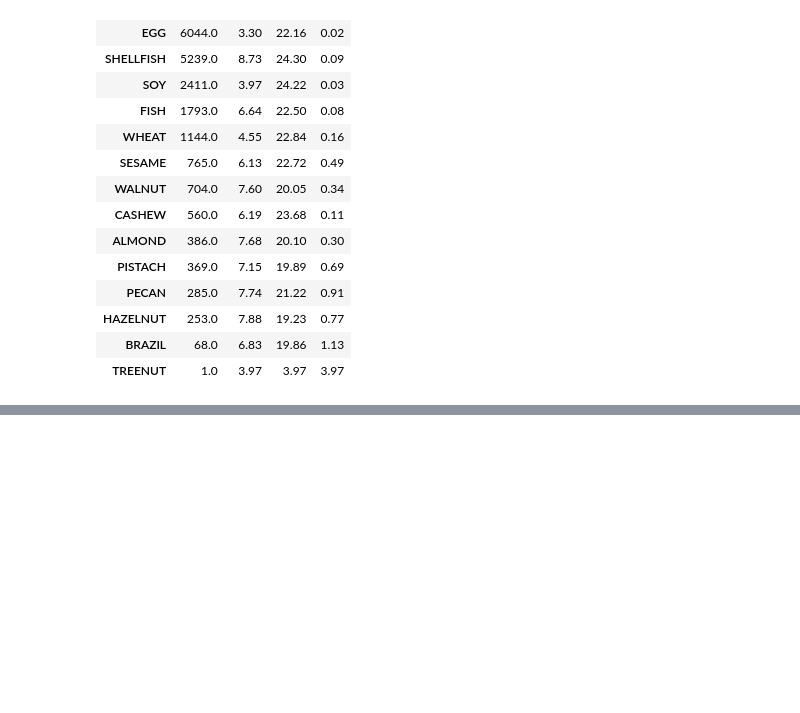
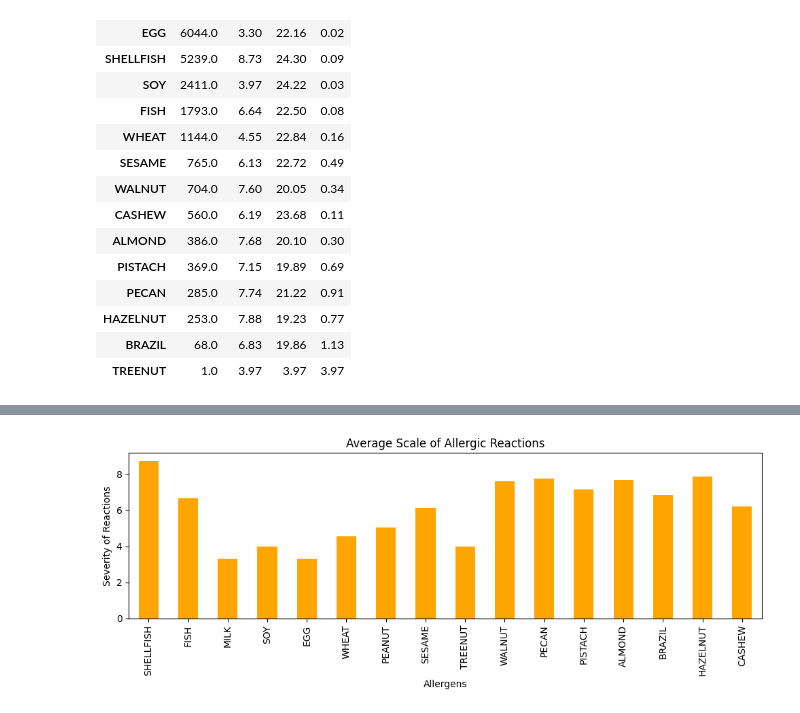
Before and after one commit to leahkrause/project_1, a Jupyter notebook: Allergy.ipynb, the cells around one changed output, grey strips where cells are left out. Saved outputs shown, nothing was run; the diff lists cells and outputs as text; code cells hidden in the pictures; blank space fills up the shorter version.

Commit message:
Modified graph colors to match with compasison graph

```diff
--- a/Allergy.ipynb
+++ b/Allergy.ipynb
@@ -351,0 +316,13 @@ plt.savefig("Images/comparison_bar.png")
+# %%
+#Set designation for the mean of allergic reactions
+allergy_mean= allergy_response_df['Mean']
+
+#Create and display the plot
+reaction_bar = allergy_mean.plot(kind="bar", figsize=(10,4),color='orange')
+reaction_bar = plt.xlabel("Allergens")
+reaction_bar = plt.ylabel("Severity of Reactions")
+reaction_bar = plt.title("Average Scale of Allergic Reactions")
+plt.tight_layout()
+plt.savefig("Images/average_reactions.png")
+# %% [output]
+[figure, added]
```
Also changed, not shown: parts of 7 cells of this notebook, 1 other file.
